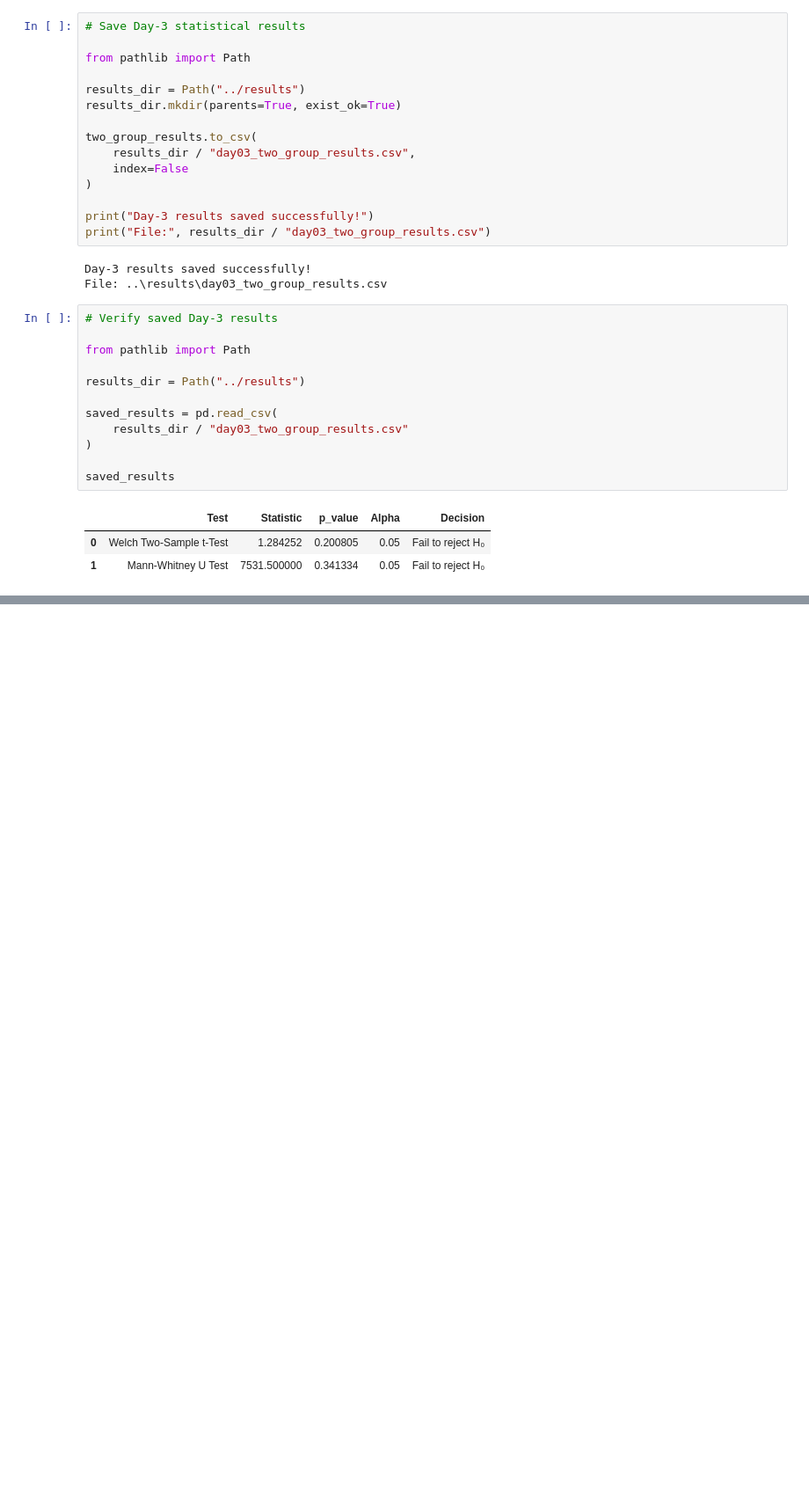
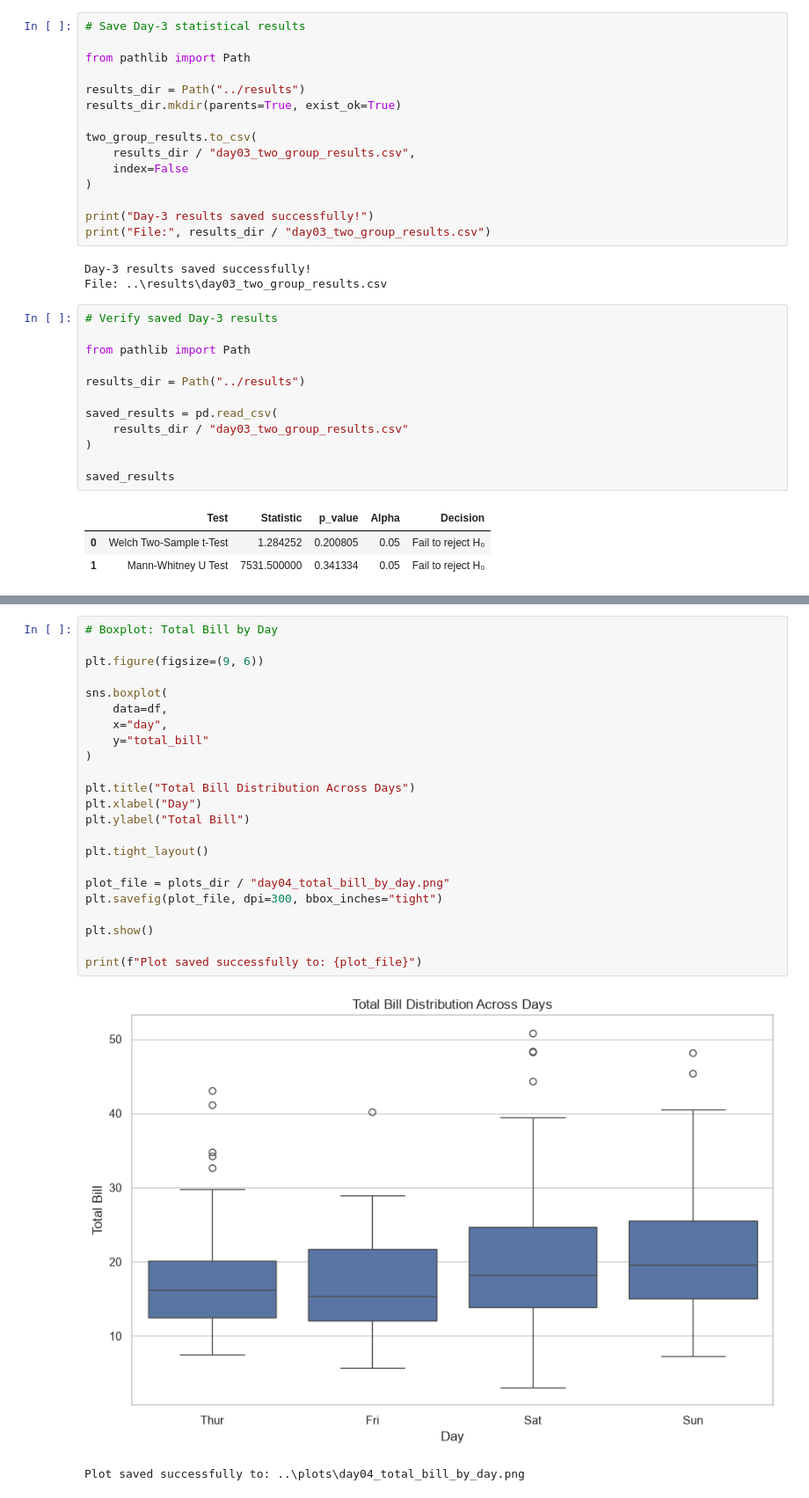
Before and after one commit to shaiksiraj04/RabTech-Academy-Internship, a Jupyter notebook: Task-3/notebooks/Task_3_Statistical_Analysis.ipynb, the cells around one changed output, grey strips where cells are left out. Shown at 88% size. Saved outputs shown, nothing was run; the diff lists cells and outputs as text; blank space fills up the shorter version.

```diff
--- a/Task-3/notebooks/Task_3_Statistical_Analysis.ipynb
+++ b/Task-3/notebooks/Task_3_Statistical_Analysis.ipynb
@@ -500,0 +707,26 @@ saved_results
+# %%
+# Boxplot: Total Bill by Day
+
+plt.figure(figsize=(9, 6))
+
+sns.boxplot(
+    data=df,
+    x="day",
+    y="total_bill"
+)
+
+plt.title("Total Bill Distribution Across Days")
+plt.xlabel("Day")
+plt.ylabel("Total Bill")
+
+plt.tight_layout()
+
+plot_file = plots_dir / "day04_total_bill_by_day.png"
+plt.savefig(plot_file, dpi=300, bbox_inches="tight")
+
+plt.show()
+
+print(f"Plot saved successfully to: {plot_file}")
+# %% [output]
+[figure, added]
+Plot saved successfully to: ..\plots\day04_total_bill_by_day.png
```
Also changed, not shown: parts of 10 cells of this notebook, 5 other files.
